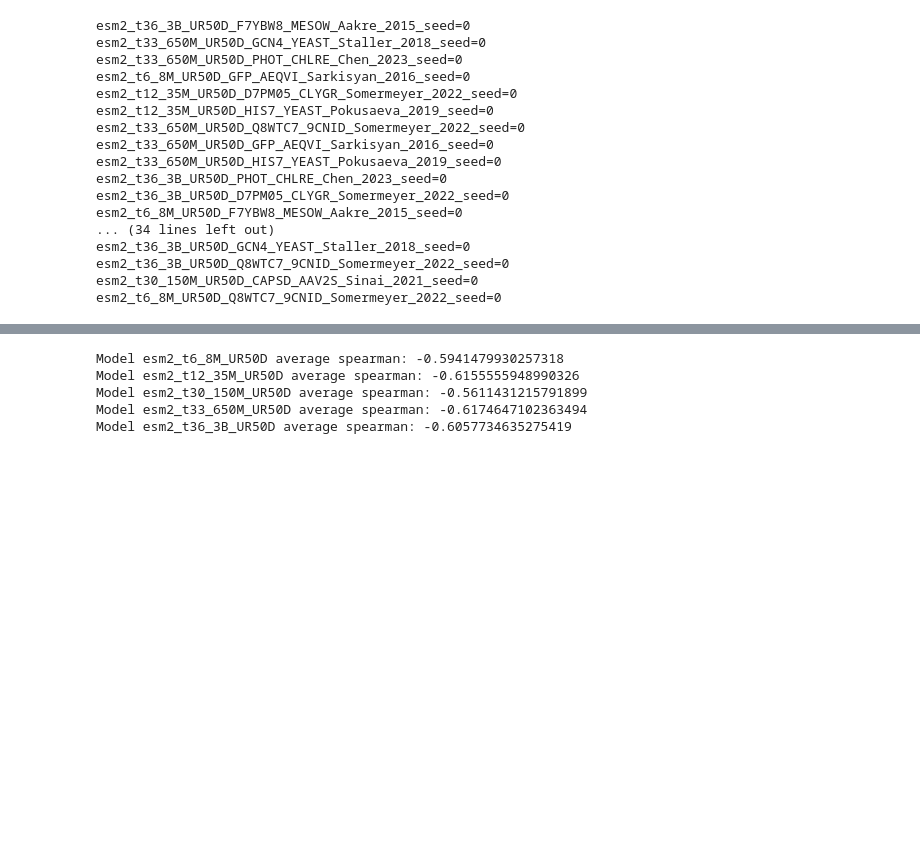
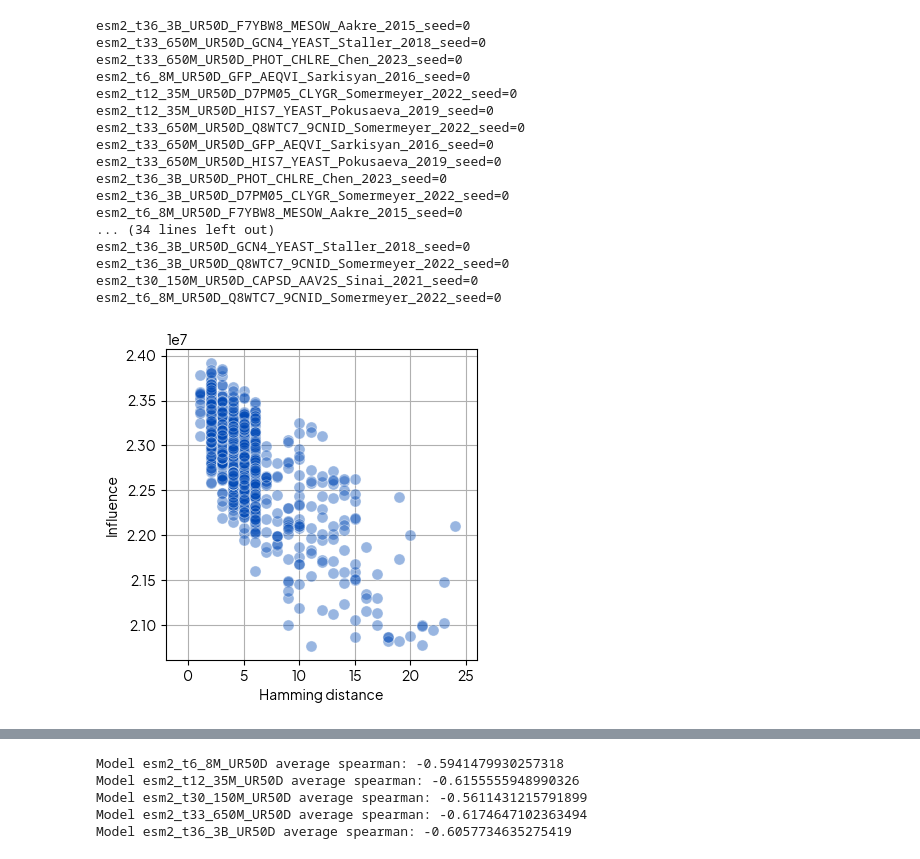
Before and after one commit to Zasder3/bio-if, a Jupyter notebook: experiments/dms/notebooks/all_studies_spearman.ipynb, the cells around one changed output, grey strips where cells are left out. Cells and saved outputs as stored; diff of their text form; code cells hidden in the pictures; blank space fills up the shorter version.

```diff
--- a/experiments/dms/notebooks/all_studies_spearman.ipynb
+++ b/experiments/dms/notebooks/all_studies_spearman.ipynb
@@ -53,5 +61,30 @@ esm2_t36_3B_UR50D_GCN4_YEAST_Staller_2018_seed=0
 esm2_t36_3B_UR50D_Q8WTC7_9CNID_Somermeyer_2022_seed=0
 esm2_t30_150M_UR50D_CAPSD_AAV2S_Sinai_2021_seed=0
 esm2_t6_8M_UR50D_Q8WTC7_9CNID_Somermeyer_2022_seed=0
+# %%
+# make a len(analyses) x len(analyses[key]) plot of scatter plots
+FIG_CONSTANT = 4
+plt.figure(figsize=(FIG_CONSTANT, FIG_CONSTANT))
+
+# sort analyses keys by max hamming distance
+analyses_keys = sorted(analyses.keys(), key=lambda x: max(hammings[x]), reverse=True)
+model_name = "esm2_t33_650M_UR50D"
+
+for i, dataset_name in enumerate(analyses_keys):
+    if i == 1:
+        # plt.subplot(len(analyses)//2, len(analyses[dataset_name]), i*len(analyses[dataset_name]) + j + 1)
+        plt.grid(True, zorder=0)  # Add grid behind points
+        sns.scatterplot(x=hammings[dataset_name], y=analyses[dataset_name][model_name], alpha=0.4, s=64, color="#024AB6", zorder=5)
+        plt.gca().set_box_aspect(1)
+        plt.xlabel("Hamming distance")
+        plt.ylabel("Influence")
+        # show all yticks in scientific notation
+        plt.xlim([-2, max(hammings[dataset_name])+2])
+        plt.ticklabel_format(style='sci', axis='y', scilimits=(0,0))
+
+plt.tight_layout()
+plt.savefig("influence_vs_hamming_main.pdf")
+# %% [output]
+[figure, added]
 # %%
 # make a len(analyses) x len(analyses[key]) plot of scatter plots
```
Also changed, not shown: parts of 4 cells of this notebook, 41 other files.
